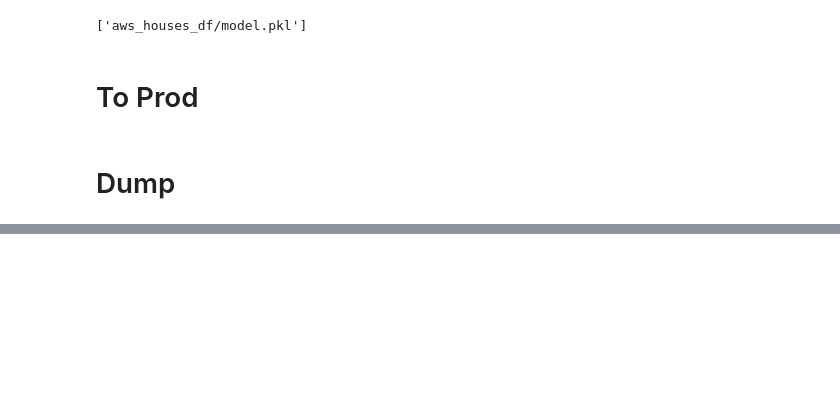
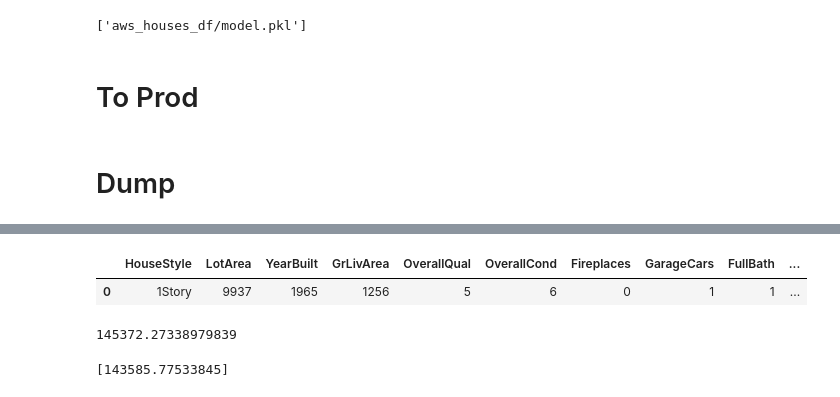
Before and after one commit to julienRactM/Snef_kaggle_houses_df, a Jupyter notebook: houses_df/houses_df.ipynb, the cells around one changed output, grey strips where cells are left out. Saved outputs shown, nothing was run; the diff lists cells and outputs as text; code cells hidden in the pictures; blank space fills up the shorter version.

```diff
--- a/houses_df/houses_df.ipynb
+++ b/houses_df/houses_df.ipynb
@@ -304,0 +390,6 @@ print(f"# Average prediction error: ~{np.mean(rmse_list):.4f} (RMSE)")
+# %%
+testerette = pd.DataFrame(sample_data).transpose().reset_index(drop=True)
+testerette
+# %% [output]
+|  | HouseStyle | LotArea | YearBuilt | GrLivArea | OverallQual | OverallCond | Fireplaces | GarageCars | FullBath | ... |
+| 0 | 1Story | 9937 | 1965 | 1256 | 5 | 6 | 0 | 1 | 1 | ... |
@@ -304,0 +398,8 @@ print(f"# Average prediction error: ~{np.mean(rmse_list):.4f} (RMSE)")
+# %%
+if __name__ == "__main__":
+   user_input = pd.DataFrame(sample_data).transpose().reset_index(drop=True)
+   model = joblib.load('aws_houses_df/model.pkl')
+   predicted_prices = model.predict(user_input)[0]
+   print(predicted_prices)
+# %% [output]
+145372.27338979839
@@ -305,3 +408,60 @@ print(f"# Average prediction error: ~{np.mean(rmse_list):.4f} (RMSE)")
+# %%
+import pandas as pd
+import joblib
+import boto3
+import io
+
+# Define your sample_data here
+sample_data = {
+    'HouseStyle': '1Story',
+    'LotArea': 9937,
+    'YearBuilt': 1965,
+    'GrLivArea': 1256,
+    'OverallQual': 5,
+    'OverallCond': 6,
+    'Fireplaces': 0,
+    'GarageCars': 1,
+    'FullBath': 1,
+    'sin_MoSold': 0.0,
+    'cos_MoSold': -1.0,
+    'CentralAir': 1.0
+}
+
+def load_model_from_s3(bucket_name, key):
+    # Create a S3 client
+    s3 = boto3.client('s3')
+
+    # Load model file from S3
+    response = s3.get_object(Bucket=bucket_name, Key=key)
+    model_content = response['Body'].read()
+
+    # Load the model from the content
+    model = joblib.load(io.BytesIO(model_content))
+    return model
+
+def lambda_handler(event, context):
+    if 'HouseStyle' in event:
+        # User has provided input, use the provided data
+        user_input_df = pd.DataFrame(event, index=[0])
+    else:
+        # Use predefined sample_data if no additional input is provided
+        user_input_df = pd.DataFrame(sample_data, index=[0])
+
+    # Load the model from S3
+    model_bucket_name = 'your-s3-bucket-name'  # Replace with your S3 bucket name
+    model_key = 'aws_houses_df/model.pkl'  # Replace with your model's S3 key
+    model = load_model_from_s3(model_bucket_name, model_key)
+
+    # Make predictions
+    predicted_prices = model.predict(user_input_df)
+    print(predicted_prices)
+
+    # Optionally, return the predicted value (for API Gateway or other uses)
+    return {
+        'predicted_price': predicted_prices[0]  # Return the first predicted price if it's an array
+    }
+# %% [output]
+[143585.77533845]
 # %%
 # if __name__ == "__main__":
     # model = joblib.load('aws_houses_df/model.pkl')
```
Also changed, not shown: parts of 12 cells of this notebook, 8 other files.
